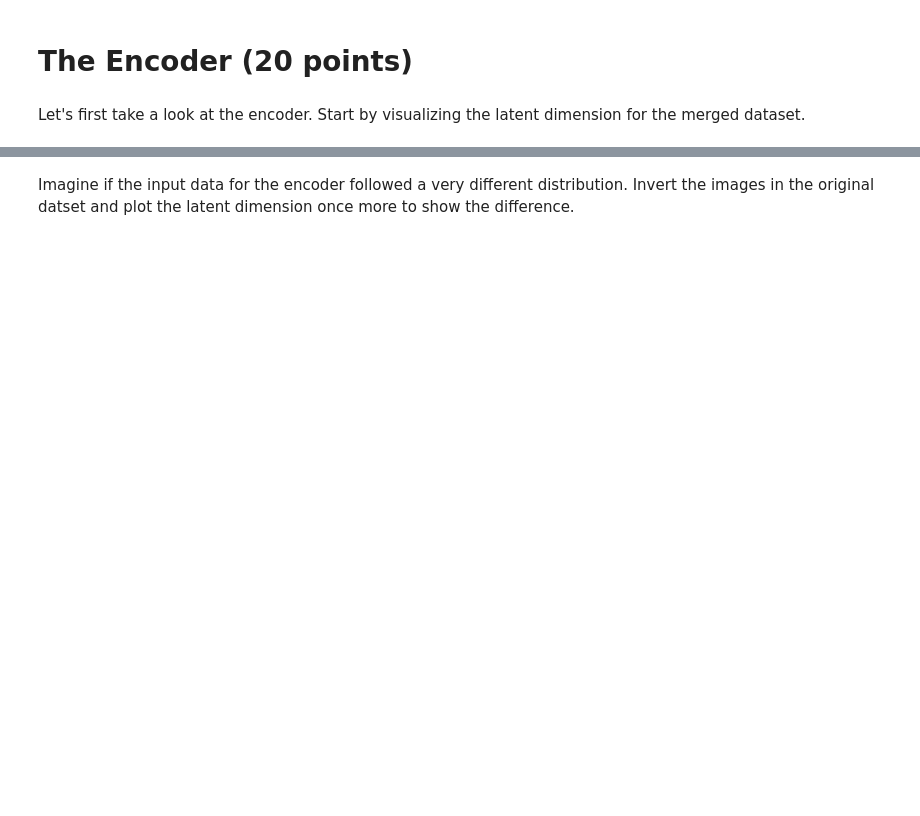
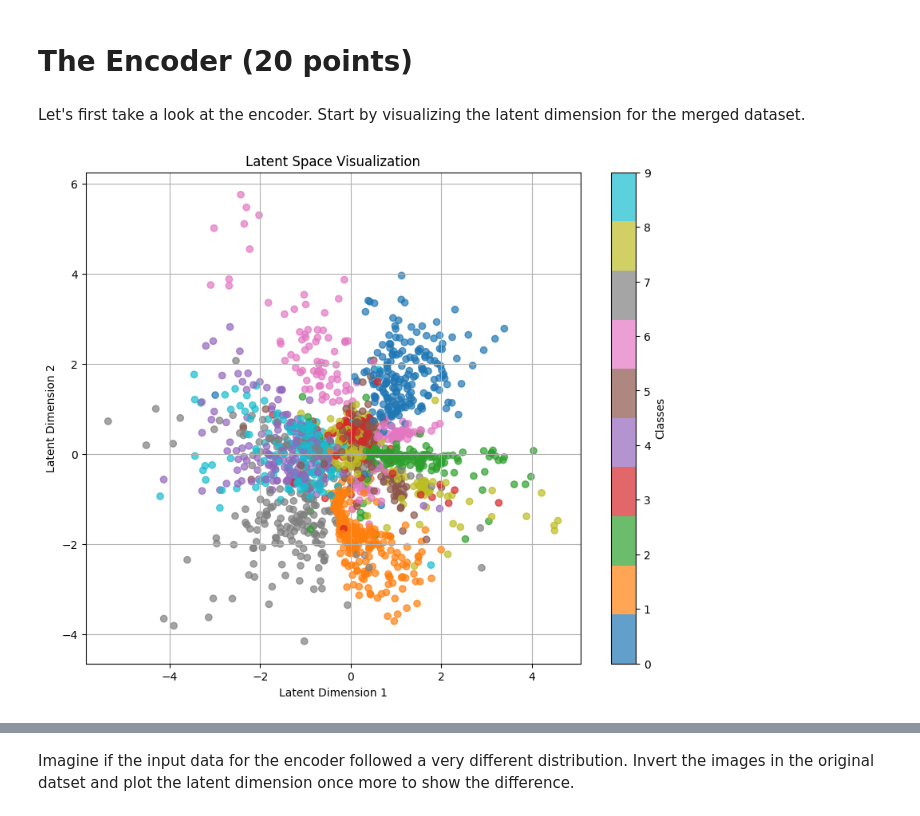
Before and after one commit to MohammadParsaTheFirst/Deep-generative-models-course, a Jupyter notebook: CHW2/DGM_HW2_Practical.ipynb, the cells around one changed output, grey strips where cells are left out. Drawn from its saved outputs; the diff is of its cells as text; code cells hidden in the pictures; blank space fills up the shorter version.

```diff
--- a/CHW2/DGM_HW2_Practical.ipynb
+++ b/CHW2/DGM_HW2_Practical.ipynb
@@ -291,3 +287,0 @@ def train(model, optimizer, dataloader, n_epochs=50, losses=[]):
-# %%
-dataloader = merged_loader # .to("cuda")  # Assuming merged_loader is your DataLoader
-train(model, optimizer, dataloader, n_epochs=50, losses=losses)
@@ -410,29 +362,38 @@ Epoch 50, Loss: 512.4228
 Let's first take a look at the encoder. Start by visualizing the latent dimension for the merged dataset.
 # %%
 def visualize(vae, dataloader, batch_count=30, title='Latent Space Visualization'):
-    # TODO: Iterate over the dataloader and plot the latent space
-    vae.eval()
-    latent_vectors = []
+    """Visualize the latent space of the VAE."""
+    vae.eval()  # Set the model to evaluation mode
+    latents = []
     labels = []
-    for i, (data, target) in enumerate(dataloader):
-        if i >= batch_count:
-            break
-        data = data.to(next(vae.parameters).device)
-        data = data.view(-1, 784)
 
-        with torch.no_grad():
-            mu, logvar = vae.decode()
-            z = vae.reparameterization(mu, logvar)
+    with torch.no_grad():
+        for i, (data, label) in enumerate(dataloader):
+            if i >= batch_count:
+                break  # Limit the number of batches processed
 
-        latent_vectors.append(z.cpu())
-        labels.append(target.cpu())
-    latent_vectors = torch.cat(latent_vectors).numpy()
-    labels = torch.cat(labels).numpy()
+            # Move data to the correct device
+            data = data.to(device)
 
+            # Get the latent means from the encoder
+            mean, _ = vae.encode(data)
+            latents.append(mean.cpu().numpy())
+            labels.append(label.numpy())
+
+    # Concatenate results from all batches
+    latents = np.concatenate(latents, axis=0)
+    labels = np.concatenate(labels, axis=0)
+
+    # Plotting
     plt.figure(figsize=(10, 8))
-    scatter = plt.scatter(latent_vectors[:, 0], latent_vectors[:, 1], c=labels, cmap='viridis', s=5, alpha=0.7)
-    plt.colorbar(scatter, label='Labels')
-    plt.xlabel("Latent Dimension 1")
-    plt.ylabel("Latent Dimension 2")
+    scatter = plt.scatter(latents[:, 0], latents[:, 1], c=labels, cmap='tab10', alpha=0.7)
+    plt.colorbar(scatter, label='Classes')
+    plt.xlabel('Latent Dimension 1')
+    plt.ylabel('Latent Dimension 2')
     plt.title(title)
+    plt.grid()
     plt.show()
+
+visualize(model, merged_loader)
+# %% [output]
+[figure, added]
```
Also changed, not shown: parts of 41 cells of this notebook.
